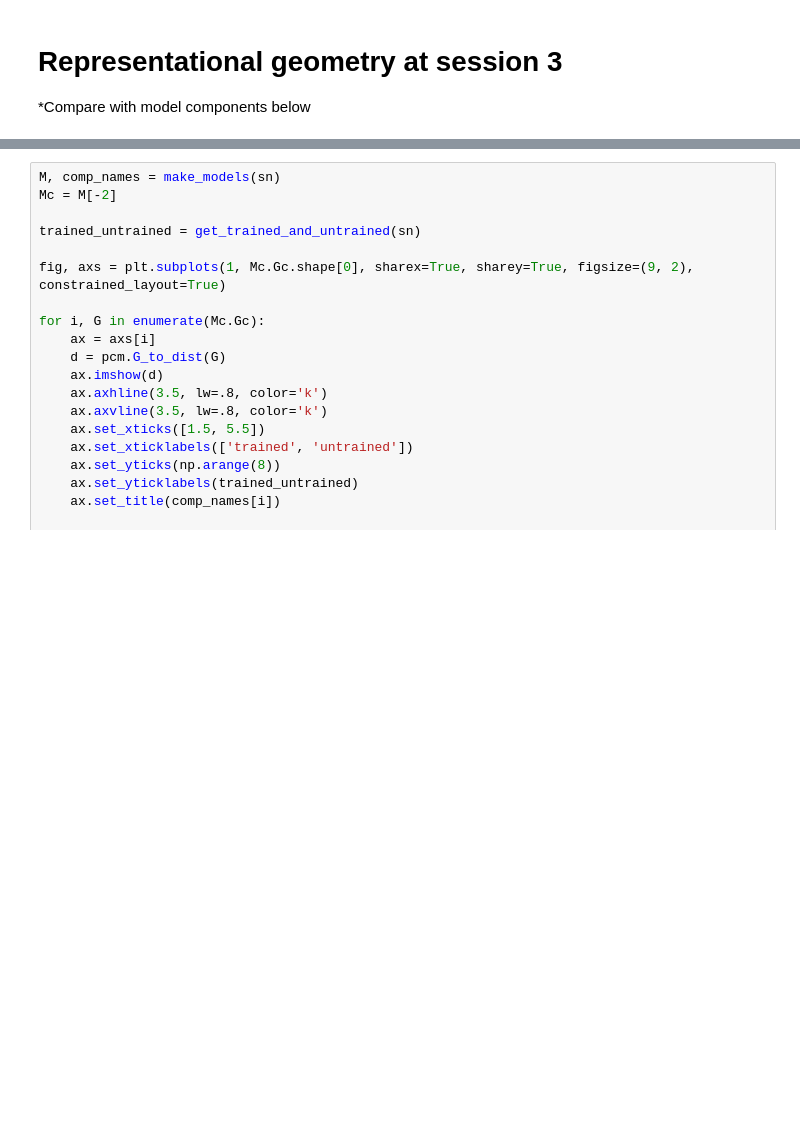
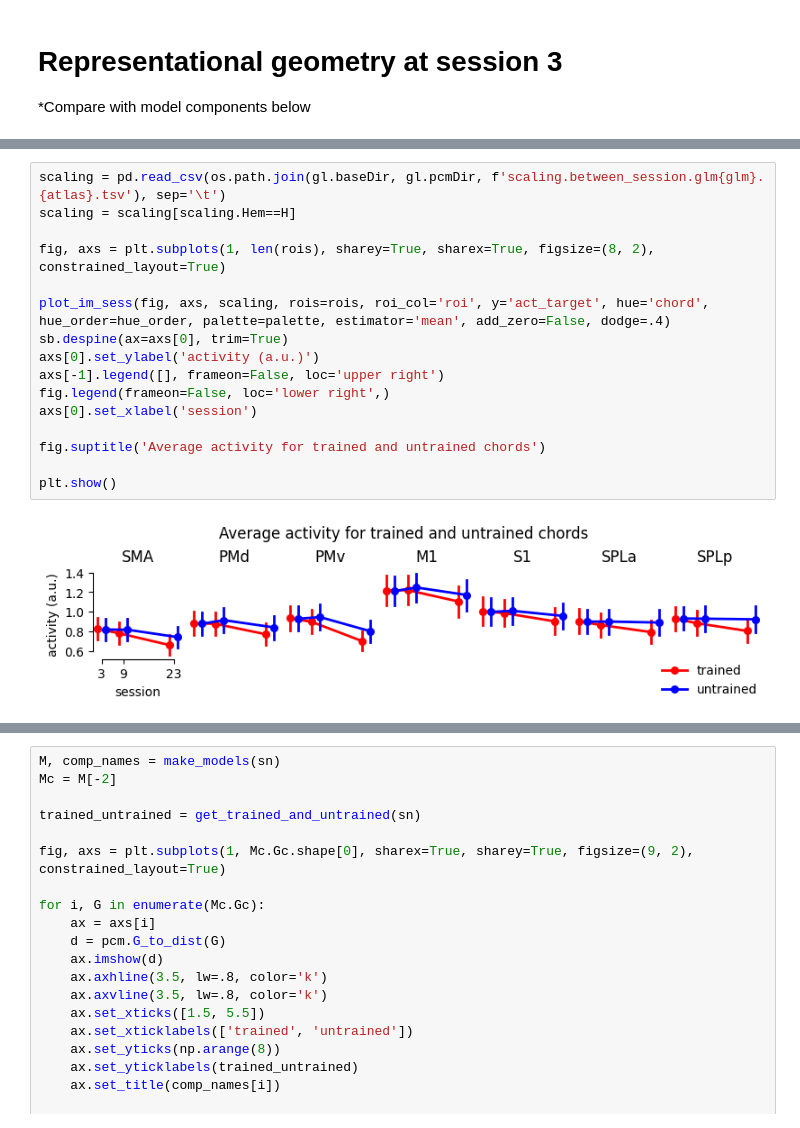
Before and after one commit to mnlmrc/extension-flexion-chords, a Jupyter notebook: notebooks/geometry.ipynb, the cells around one changed output, grey strips where cells are left out. Saved outputs shown, nothing was run; the diff lists cells and outputs as text; blank space fills up the shorter version.

```diff
--- a/notebooks/geometry.ipynb
+++ b/notebooks/geometry.ipynb
@@ -153,0 +210,18 @@ plt.show()
+# %%
+scaling = pd.read_csv(os.path.join(gl.baseDir, gl.pcmDir, f'scaling.between_session.glm{glm}.{atlas}.tsv'), sep='\t')
+scaling = scaling[scaling.Hem==H]
+
+fig, axs = plt.subplots(1, len(rois), sharey=True, sharex=True, figsize=(8, 2), constrained_layout=True)
+
+plot_im_sess(fig, axs, scaling, rois=rois, roi_col='roi', y='act_target', hue='chord', hue_order=hue_order, palette=palette, estimator='mean', add_zero=False, dodge=.4)
+sb.despine(ax=axs[0], trim=True)
+axs[0].set_ylabel('activity (a.u.)')
+axs[-1].legend([], frameon=False, loc='upper right')
+fig.legend(frameon=False, loc='lower right',)
+axs[0].set_xlabel('session')
+
+fig.suptitle('Average activity for trained and untrained chords')
+
+plt.show()
+# %% [output]
+[figure, added]
```
Also changed, not shown: parts of 11 cells of this notebook, 15 other files.
